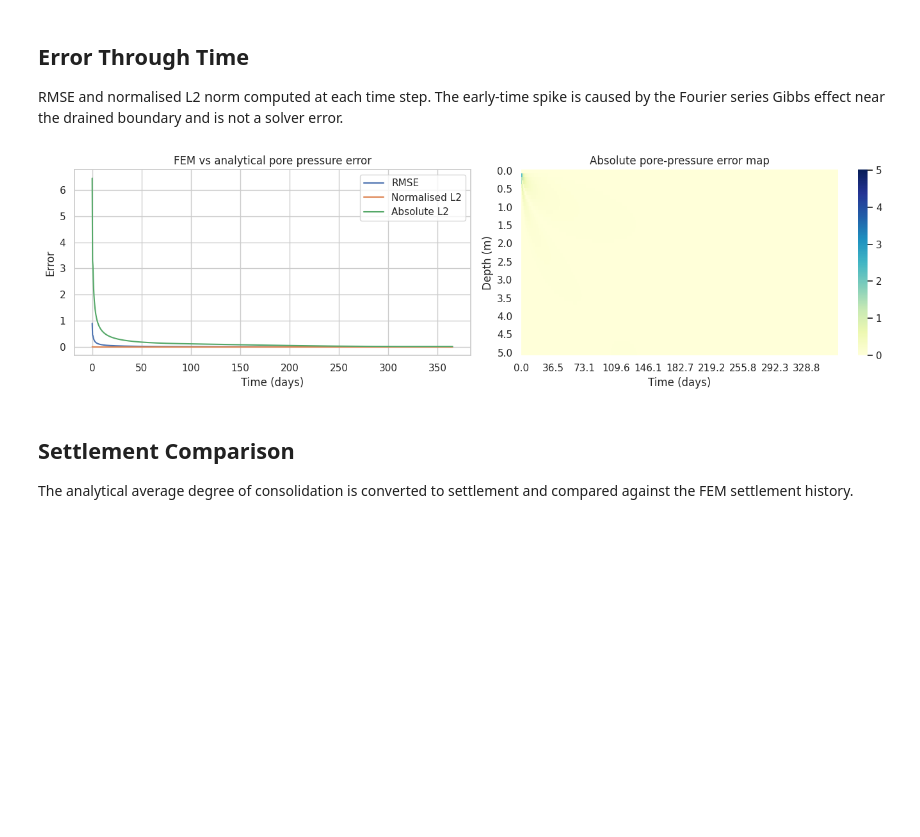
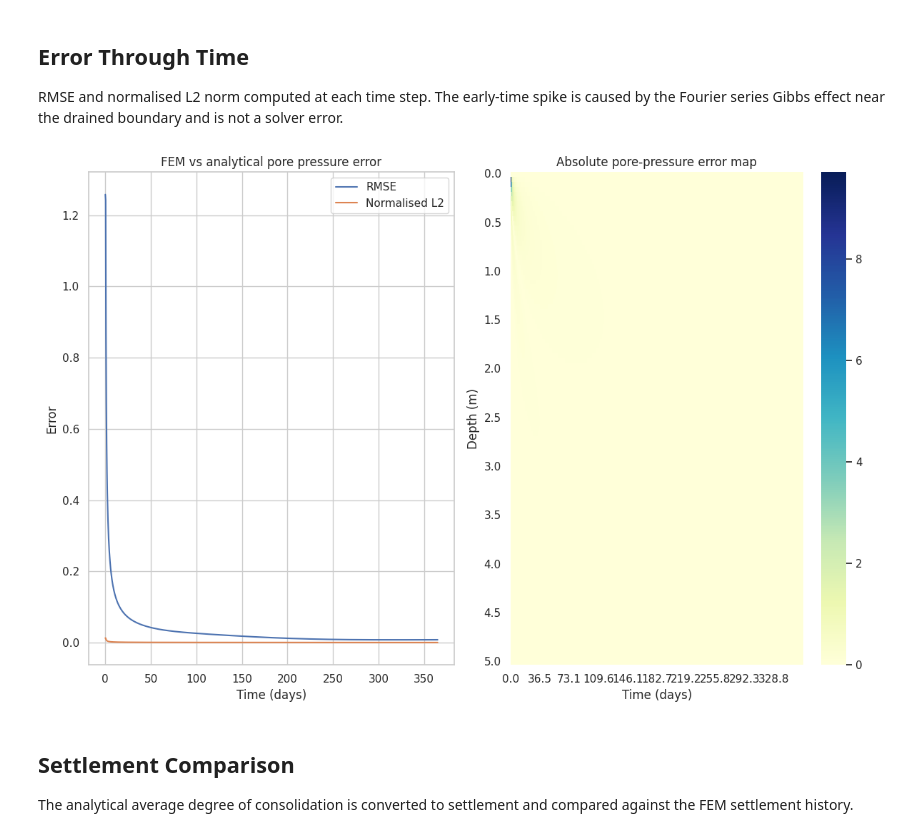
Before and after one commit to Uthman-eng/Geotechnical-Consolidation-FEM, a Jupyter notebook: notebooks/1_terzaghi_1d_singlelayer.ipynb, the cells around one changed output. Drawn from its saved outputs; the diff is of its cells as text; code cells hidden in the pictures; blank space fills up the shorter version.

```diff
--- a/notebooks/1_terzaghi_1d_singlelayer.ipynb
+++ b/notebooks/1_terzaghi_1d_singlelayer.ipynb
@@ -25,7 +25,7 @@ from src.geotech_consolidation.models.terzaghi_1d.analytical import Get_terzaghi
 sns.set_theme(style="whitegrid")
 
 H = 5.0
-num = 50
+num = 100
 nodes = num + 1
 load = 100.0        # (kPa)
 Cv = 2e-7         # (m2/s)
@@ -41,6 +41,3 @@ total_settlement = Mv * load * H
 
 w_w = 9.81   # (kN/m³)
 k = Cv * Mv * w_w
-
-print(f"k  = {k:.2e} m/s ")
-print(f"Total settlement = {total_settlement:.6f} m")
@@ -64,39 +58,37 @@ rmse    = np.sqrt((error**2).mean(axis=1))
 num_l2  = (error**2).sum(axis=1)
 den_l2  = (analytical_udata**2).sum(axis=1)
 norm_l2 = np.sqrt(num_l2 / (den_l2 + 1e-12))
-abs_l2  = np.sqrt(num_l2)
 
-fig, axes = plt.subplots(1, 2, figsize=(14, 4))
+fig, axes = plt.subplots(1, 2, figsize=(14, 8))
 
 axes[0].plot(time_days, rmse,    label="RMSE")
 axes[0].plot(time_days, norm_l2, label="Normalised L2")
-axes[0].plot(time_days, abs_l2,  label="Absolute L2")
 axes[0].set_xlabel("Time (days)")
 axes[0].set_ylabel("Error")
 axes[0].set_title("FEM vs analytical pore pressure error")
 axes[0].legend()
 
 kx = max(1, len(time_days) // 10)
 ky = max(1, len(depth) // 10)
 sns.heatmap(
     np.abs(error).T,
     annot=False, cmap="YlGnBu",
     xticklabels=time_days, yticklabels=depth,
     ax=axes[1]
 )
 
 axes[1].set_xticks(np.arange(0, len(time_days), kx) + 0.5)
 axes[1].set_xticklabels([f"{time_days[i]:.1f}" for i in range(0, len(time_days), kx)], rotation=0)
 axes[1].set_yticks(np.arange(0, len(depth), ky) + 0.5)
 axes[1].set_yticklabels([f"{depth[i]:.1f}" for i in range(0, len(depth), ky)], rotation=0)
 axes[1].set_xlabel("Time (days)")
 axes[1].set_ylabel("Depth (m)")
 axes[1].set_title("Absolute pore-pressure error map")
 
 plt.tight_layout()
 plt.show()
 # %% [output]
-[figure, old version]
+[figure, new version]
 # %% [markdown]
 ## Settlement Comparison
 
```
Also changed, not shown: parts of 3 cells of this notebook, 3 other files.
